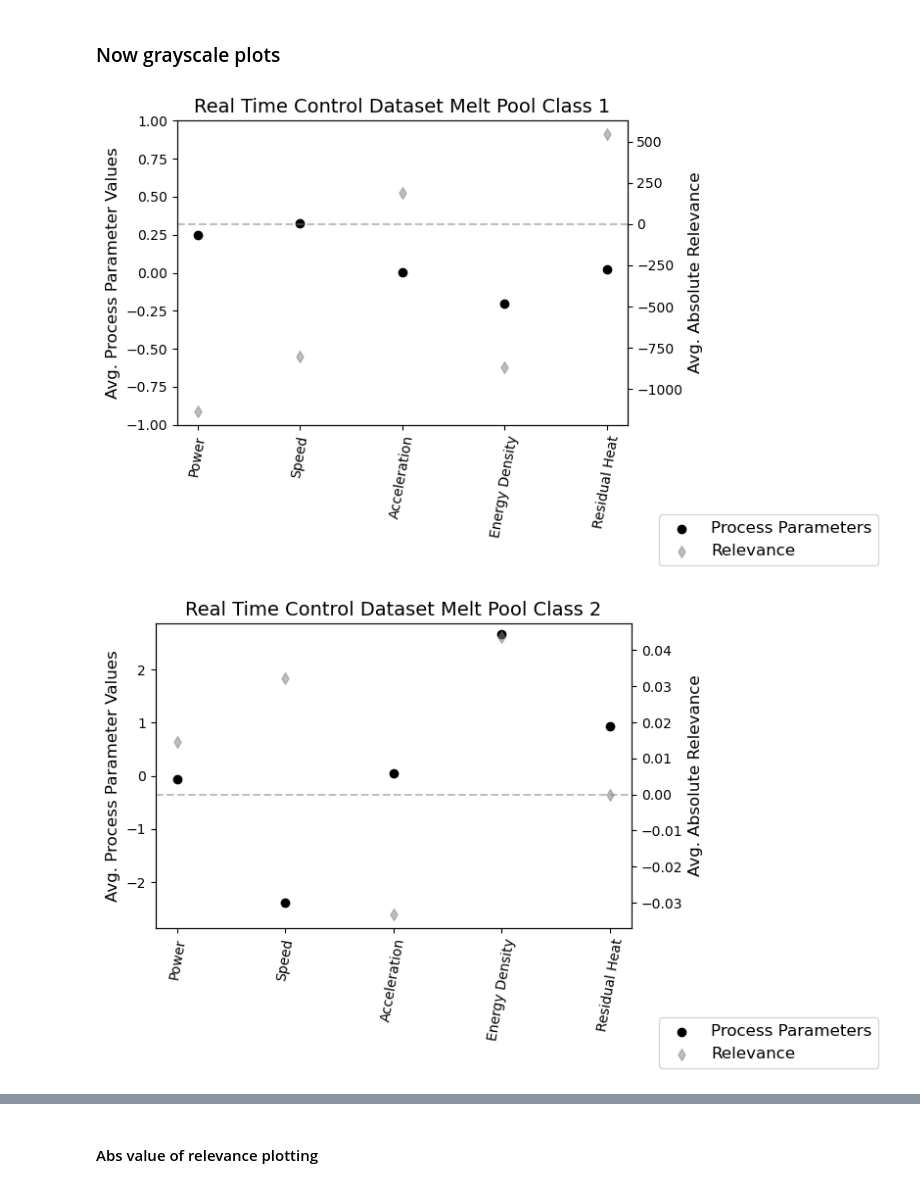
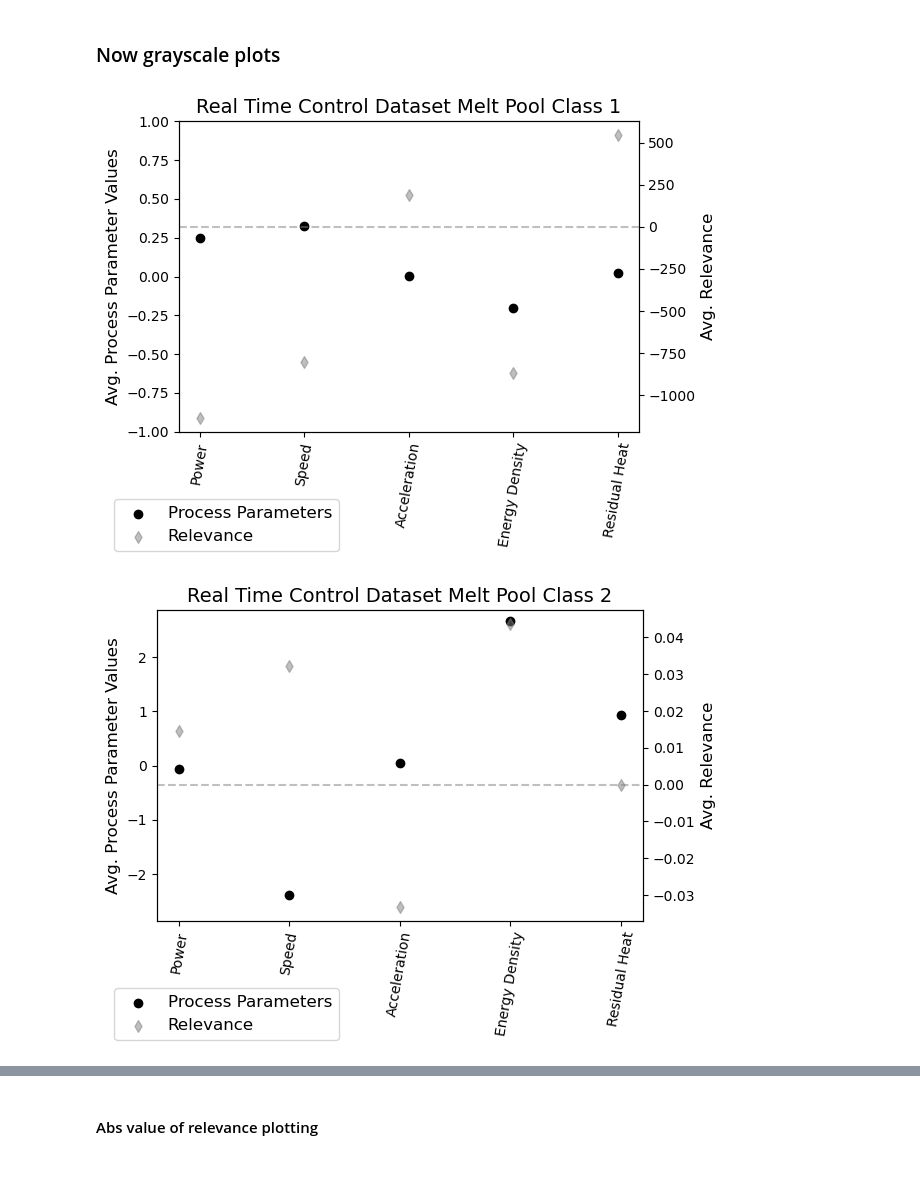
Before and after one commit to satomm1/LPBF_Cluster_And_XAI, a Jupyter notebook: src/LRP_RTC.ipynb, the cells around one changed output, grey strips where cells are left out. Drawn from its saved outputs; the diff is of its cells as text; code cells hidden in the pictures.

Commit message:
Move legend to better location

```diff
--- a/src/LRP_RTC.ipynb
+++ b/src/LRP_RTC.ipynb
@@ -635,30 +635,30 @@ for ii in range(NUM_MELT_POOL_CLASSES):
 # %%
 for ii in range(NUM_MELT_POOL_CLASSES):
     fig, ax = plt.subplots()
 
     ax2 = ax.twinx()
 #     ax2.bar(range(NUM_PROCESS_PARAM), importance_abs_avg[ii,:], color='grey', alpha=0.5,width=0.6)
     ax2.scatter(range(NUM_PROCESS_PARAM), importance_avg[ii,:],color='grey', alpha=0.5, marker='d')
     ax.scatter(range(NUM_PROCESS_PARAM), pp_avg[ii, :], color="k")
     ax2.axhline(0, linestyle='dashed', color='grey', alpha=0.5)
     ax.set_xticks(np.arange(NUM_PROCESS_PARAM))
 #     ax.set_zorder(5)
 #     ax.patch.set_visible(False)
 #     ax2.set_zorder(1)
     pp_labels = ('Power','Speed','Acceleration','Energy Density', 'Residual Heat')
     ax.set_xticklabels(pp_labels, rotation=80)
     ax.set_ylabel("Avg. Process Parameter Values",color="black",fontsize=12)
     if np.max(np.abs(pp_avg[ii,:])) > 1:
         ax.set_ylim(-np.max(np.abs(pp_avg[ii,:]))-0.2, np.max(np.abs(pp_avg[ii,:]))+0.2)
     else:
         ax.set_ylim([-1, 1])
-    ax2.set_ylabel("Avg. Absolute Relevance",color="black",fontsize=12)
-    fig.legend(['Process Parameters', 'Relevance'], fontsize=12, bbox_to_anchor=(1.27, 0.1))
+    ax2.set_ylabel("Avg. Relevance",color="black",fontsize=12)
+    fig.legend(['Process Parameters', 'Relevance'], fontsize=12, bbox_to_anchor=(0.4, 0.15))
     plt.title('Real Time Control Dataset Melt Pool Class ' + str(ii+1), fontsize=14)
     plt.tight_layout()
     plt.savefig('Plots/LRP_plots/V25_eps_' + str(EPS) + '/PP_relevance_class'+str(ii+1)+'_LowRes_gray', dpi=150, bbox_inches="tight")
     plt.savefig('Plots/LRP_plots/V25_eps_' + str(EPS) + '/PP_relevance_class'+str(ii+1)+'_gray', dpi=600, bbox_inches="tight")
     plt.show()
 # %% [output]
-[figure, old version]
+[figure, new version]
-[figure, old version]
+[figure, new version]
```
Also changed, not shown: parts of 1 cell of this notebook, 28 other files.
